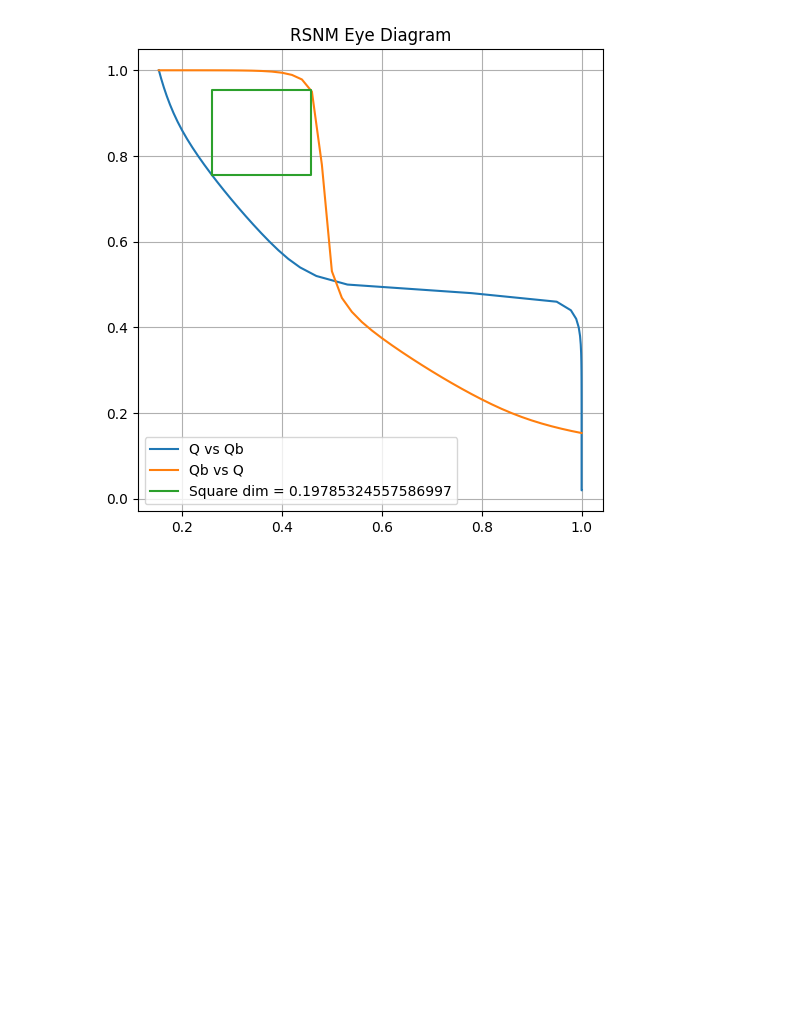
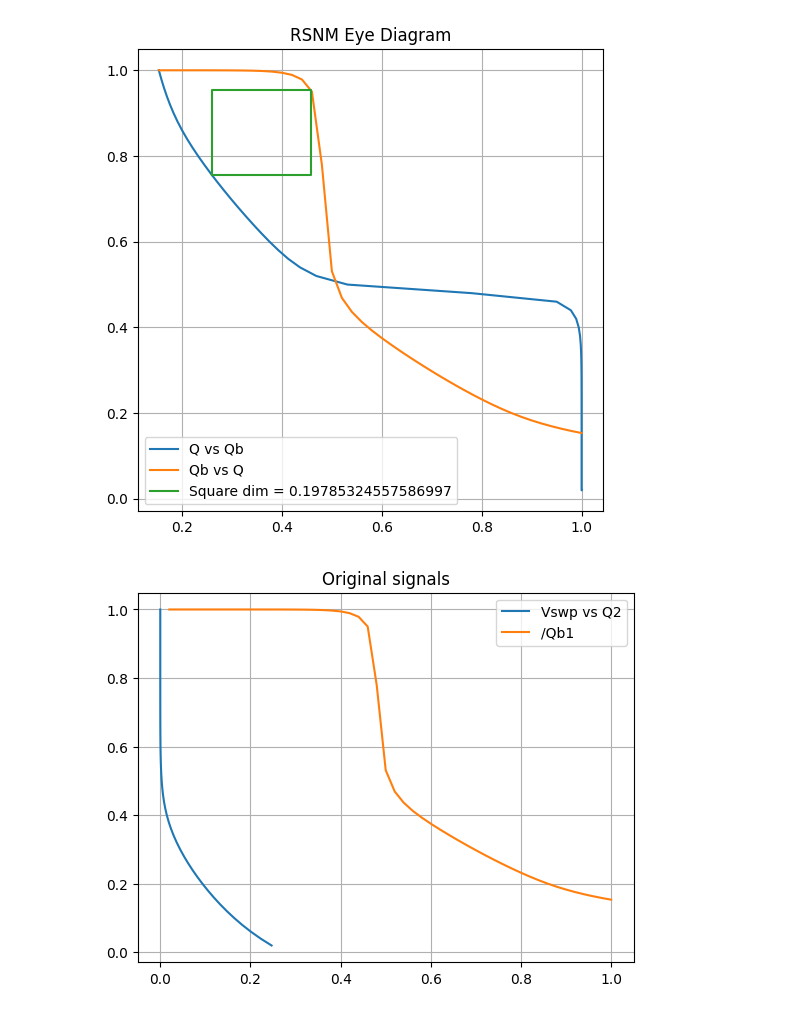
Before and after one commit to FSharp4/vcsvgenie, a Jupyter notebook: vcsvgenie/_dev/sram_6t_characterization.ipynb, the cells around one changed output. Drawn from its saved outputs; the diff is of its cells as text; code cells hidden in the pictures; blank space fills up the shorter version.

Commit message:
2.1.0: Write SRAM Noise Margin Support

```diff
--- a/vcsvgenie/_dev/sram_6t_characterization.ipynb
+++ b/vcsvgenie/_dev/sram_6t_characterization.ipynb
@@ -59,3 +65,28 @@ Anchor idx = 18
 (X1, Y1) = (0.26, 0.7553477587240206)
 (X2, Y2) = (0.45785324557587, 0.9532010042998906)
 [figure]
+# %%
+WRITE_VCSV_PATH = Path("WSNM.vcsv")
+write_dataframe, write_titles = read_vcsv(WRITE_VCSV_PATH)
+write_waveforms = construct_waveforms(write_dataframe, write_titles)
+# %%
+write_spec = WriteSRAMNoiseMarginResultSpecification(signals=write_titles)
+write_result: WriteSRAMNoiseMarginResult = write_spec.interpret(write_waveforms)
+# %%
+plt.figure()
+plt.plot(
+    write_result.signal1.x,
+    write_result.signal1.y,
+    label=write_result.signal1.title
+)
+plt.plot(
+    write_result.signal2.x,
+    write_result.signal2.y,
+    label=write_result.signal2.title
+)
+plt.title("Original signals")
+plt.legend()
+plt.grid(visible=True, which='both', axis='both')
+plt.show()
+# %% [output]
+[figure, added]
```
Also changed, not shown: parts of 8 cells of this notebook, 9 other files.
